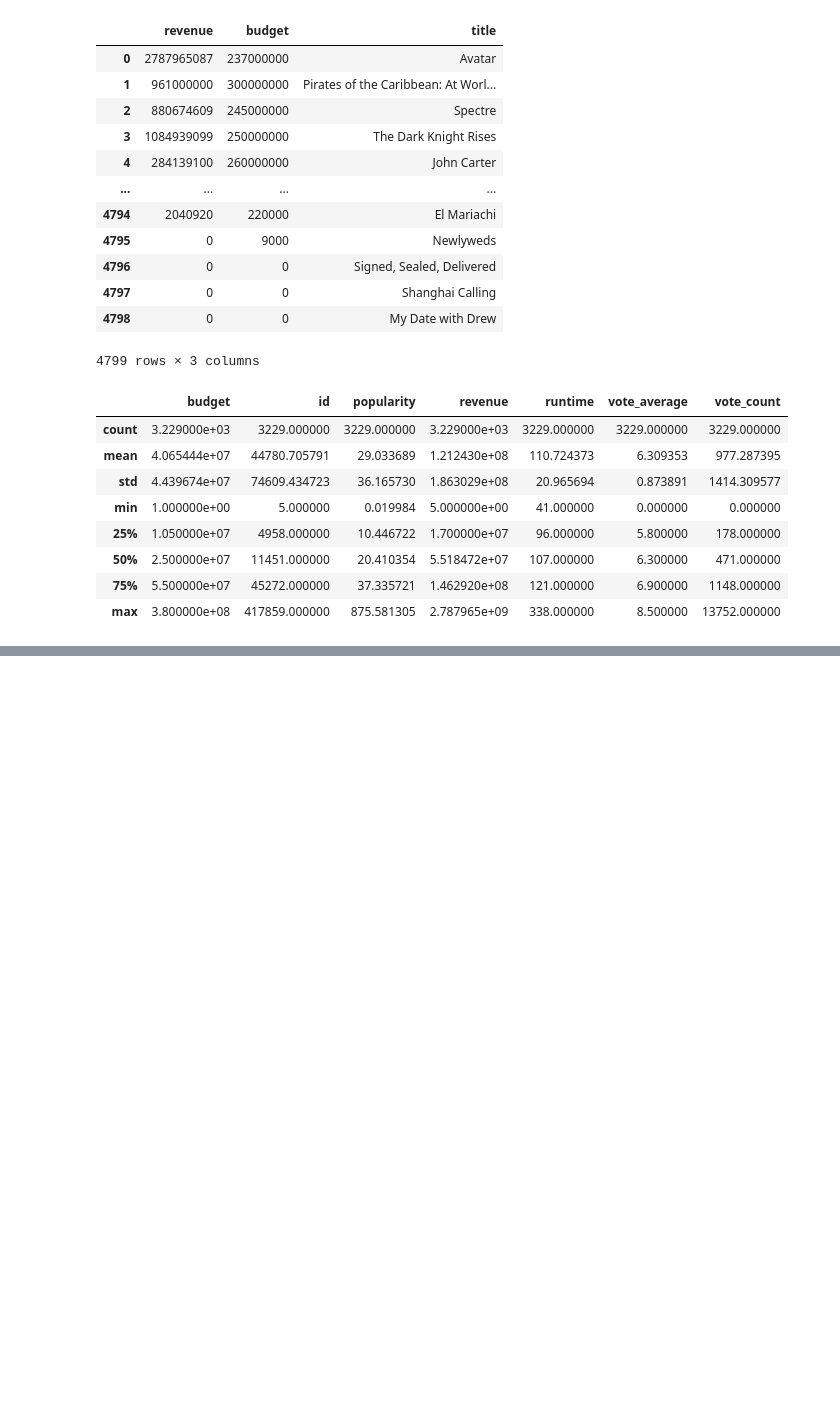
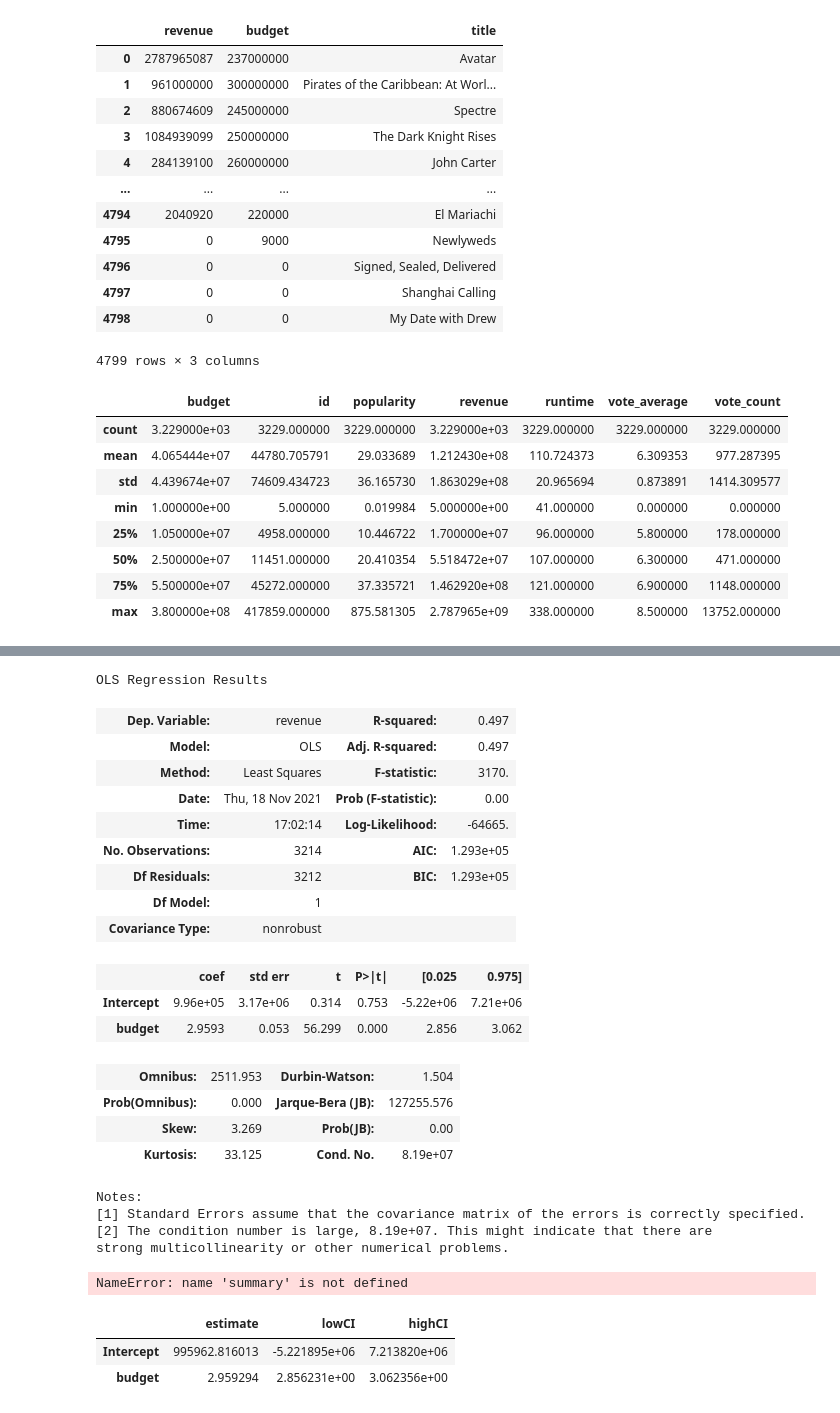
Before and after one commit to sallystoyell/f21_pfssr_wk11, a Jupyter notebook: F21 EPSY5122 PFSSR Week11.ipynb, the cells around one changed output, grey strips where cells are left out. Saved outputs shown, nothing was run; the diff lists cells and outputs as text; code cells hidden in the pictures; blank space fills up the shorter version.

Commit message:
regressions

```diff
--- a/F21 EPSY5122 PFSSR Week11.ipynb
+++ b/F21 EPSY5122 PFSSR Week11.ipynb
@@ -142,0 +148,2 @@ mov4.sort_values(by='revenue').head(n=50)
+# %%
+lm = smf.ols(formula = "revenue ~ budget", data = mov4).fit()
@@ -142,0 +175,35 @@ mov4.sort_values(by='revenue').head(n=50)
+# %%
+lm.summary()
+# %% [output]
+OLS Regression Results
+| Dep. Variable: | revenue | R-squared: | 0.497 |
+| Model: | OLS | Adj. R-squared: | 0.497 |
+| Method: | Least Squares | F-statistic: | 3170. |
+| Date: | Thu, 18 Nov 2021 | Prob (F-statistic): | 0.00 |
+| Time: | 17:02:14 | Log-Likelihood: | -64665. |
+| No. Observations: | 3214 | AIC: | 1.293e+05 |
+| Df Residuals: | 3212 | BIC: | 1.293e+05 |
+| Df Model: | 1 |  |  |
+| Covariance Type: | nonrobust |  |  |
+|  | coef | std err | t | P>|t| | [0.025 | 0.975] |
+| Intercept | 9.96e+05 | 3.17e+06 | 0.314 | 0.753 | -5.22e+06 | 7.21e+06 |
+| budget | 2.9593 | 0.053 | 56.299 | 0.000 | 2.856 | 3.062 |
+| Omnibus: | 2511.953 | Durbin-Watson: | 1.504 |
+| Prob(Omnibus): | 0.000 | Jarque-Bera (JB): | 127255.576 |
+| Skew: | 3.269 | Prob(JB): | 0.00 |
+| Kurtosis: | 33.125 | Cond. No. | 8.19e+07 |
+Notes:
+[1] Standard Errors assume that the covariance matrix of the errors is correctly specified.
+[2] The condition number is large, 8.19e+07. This might indicate that there are
+strong multicollinearity or other numerical problems.
+# %%
+summary(lm)
+# %% [output]
+NameError: name 'summary' is not defined
+# %%
+lm_table = pd.DataFrame({'estimate': lm.params, 'lowCI': lm.conf_int()[0], 'highCI': lm.conf_int()[1]})
+lm_table
+# %% [output]
+|  | estimate | lowCI | highCI |
+| Intercept | 995962.816013 | -5.221895e+06 | 7.213820e+06 |
+| budget | 2.959294 | 2.856231e+00 | 3.062356e+00 |
```
Also changed, not shown: parts of 7 cells of this notebook.
